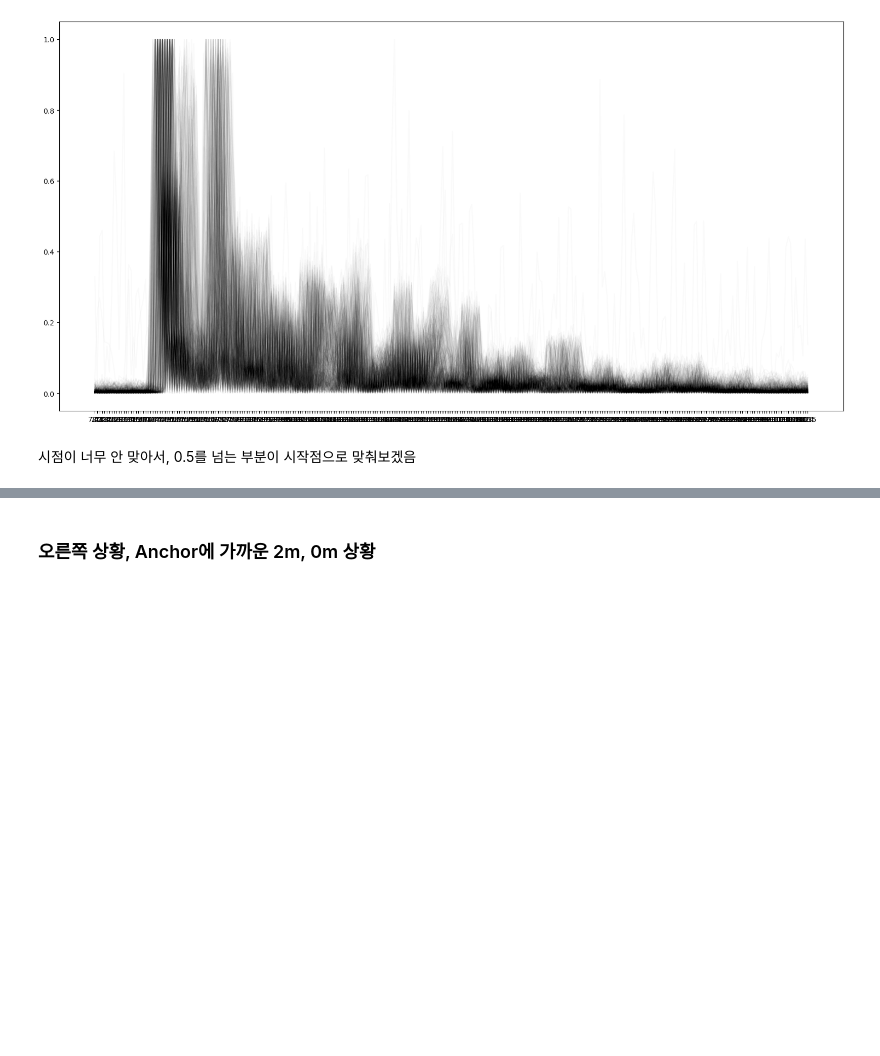
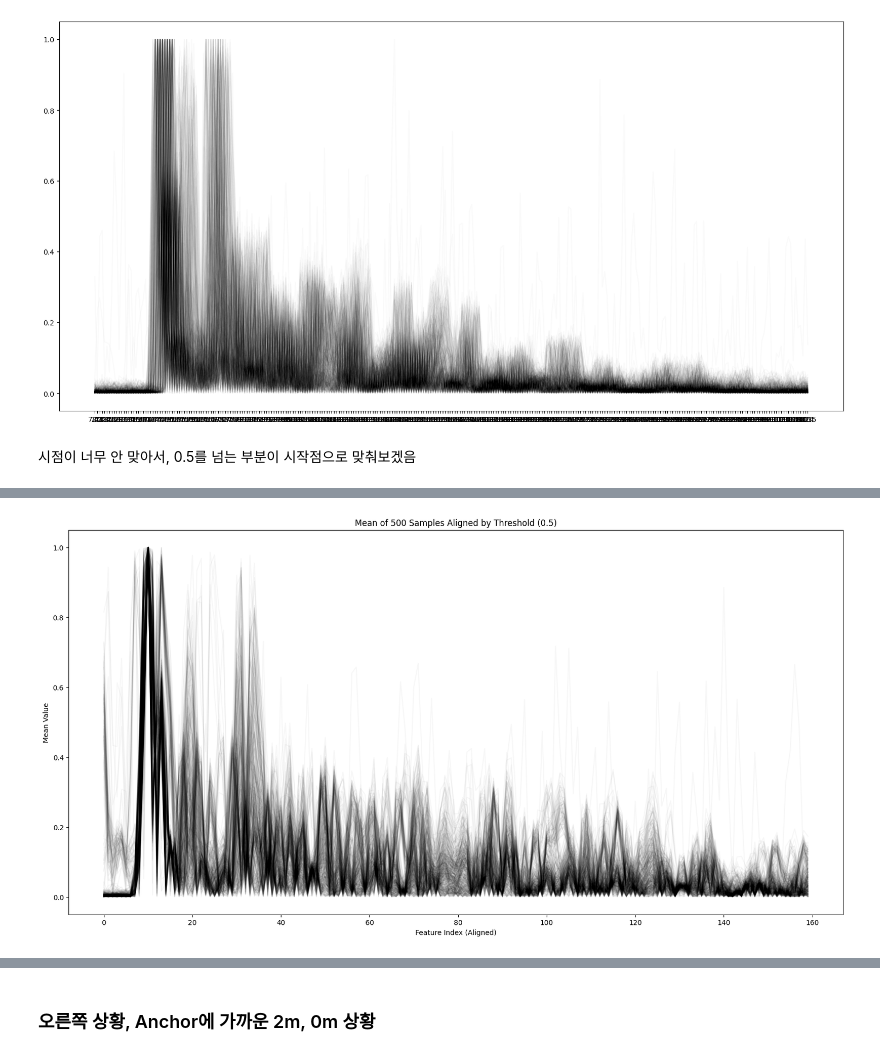
Before and after one commit to jkworldchampion/tag-less_tracking_with_uwb, a Jupyter notebook: cnn_classification.ipynb, the cells around one changed output, grey strips where cells are left out. Saved outputs shown, nothing was run; the diff lists cells and outputs as text; code cells hidden in the pictures; blank space fills up the shorter version.

Commit message:
same start image

```diff
--- a/cnn_classification.ipynb
+++ b/cnn_classification.ipynb
@@ -165,4 +165,8 @@ plt.show()
 # 각 샘플에 대해 0.5를 처음 넘기는 인덱스를 반환
 def find_threshold_index(row, threshold=0.5):
     return np.argmax(row > threshold)
+
+# 각 샘플의 최대값의 index를 반환
+def find_max_index(row):
+    return np.argmax(row)
 # %%
@@ -177,0 +182,9 @@ for i in range(5):
+# %%
+peak_same_ra20 = []
+for i in range(ra20.shape[0]):
+    start = find_threshold_index(ra20.iloc[i])
+    peak_same_ra20.append(ra20.iloc[i][start-10:start+150].values)
+peak_same_ra20 = pd.DataFrame(peak_same_ra20)
+# %%
+peak_same_rt20 = []
+for i in range()
@@ -177,0 +201,10 @@ for i in range(5):
+# %%
+plt.figure(figsize=(20, 10))
+for i in range(500):
+    plt.plot(peak_same_ra20.iloc[i], color='black', alpha=0.03, label="ra20")
+plt.title('Mean of 500 Samples Aligned by Threshold (0.5)')
+plt.xlabel('Feature Index (Aligned)')
+plt.ylabel('Mean Value')
+plt.show()
+# %% [output]
+[figure, added]
```
Also changed, not shown: parts of 6 cells of this notebook, 9 other files.
